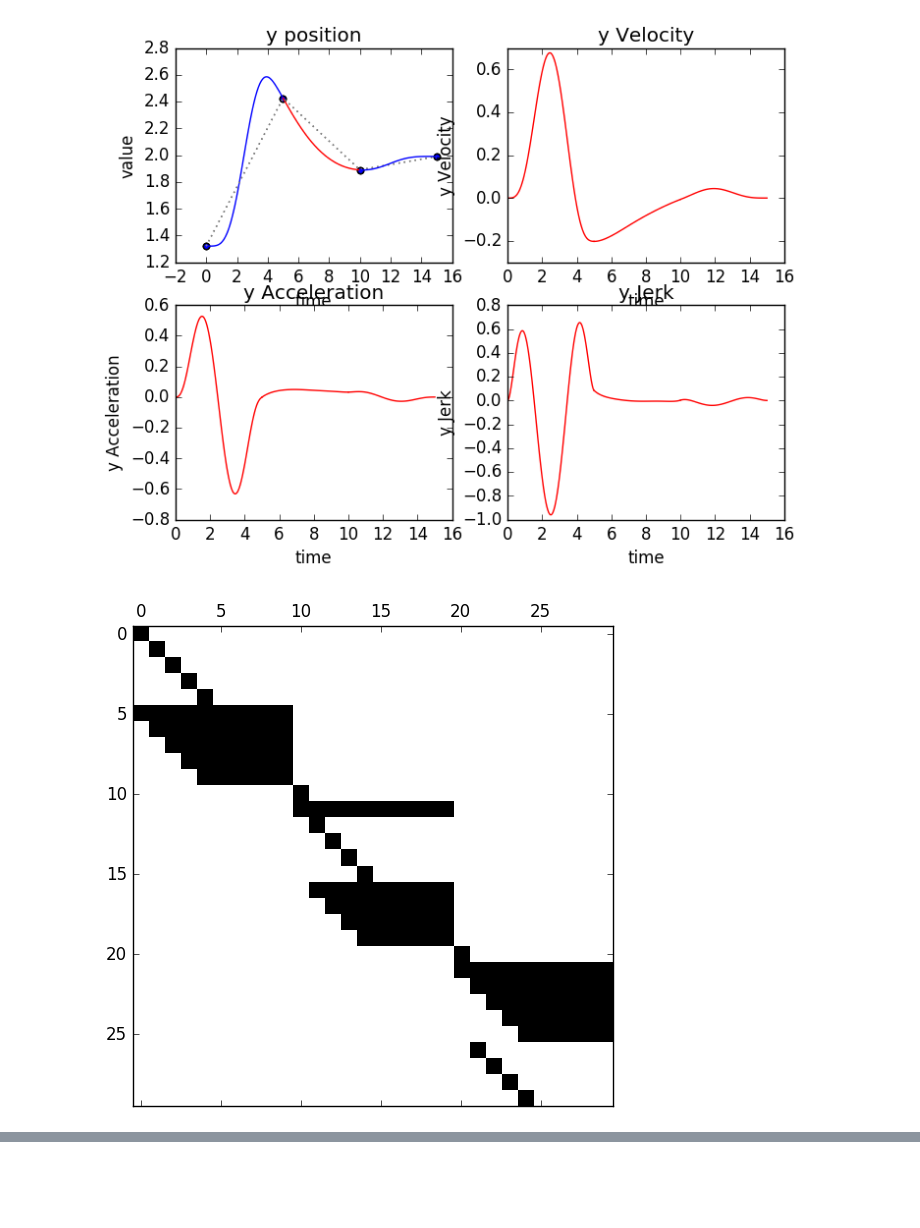
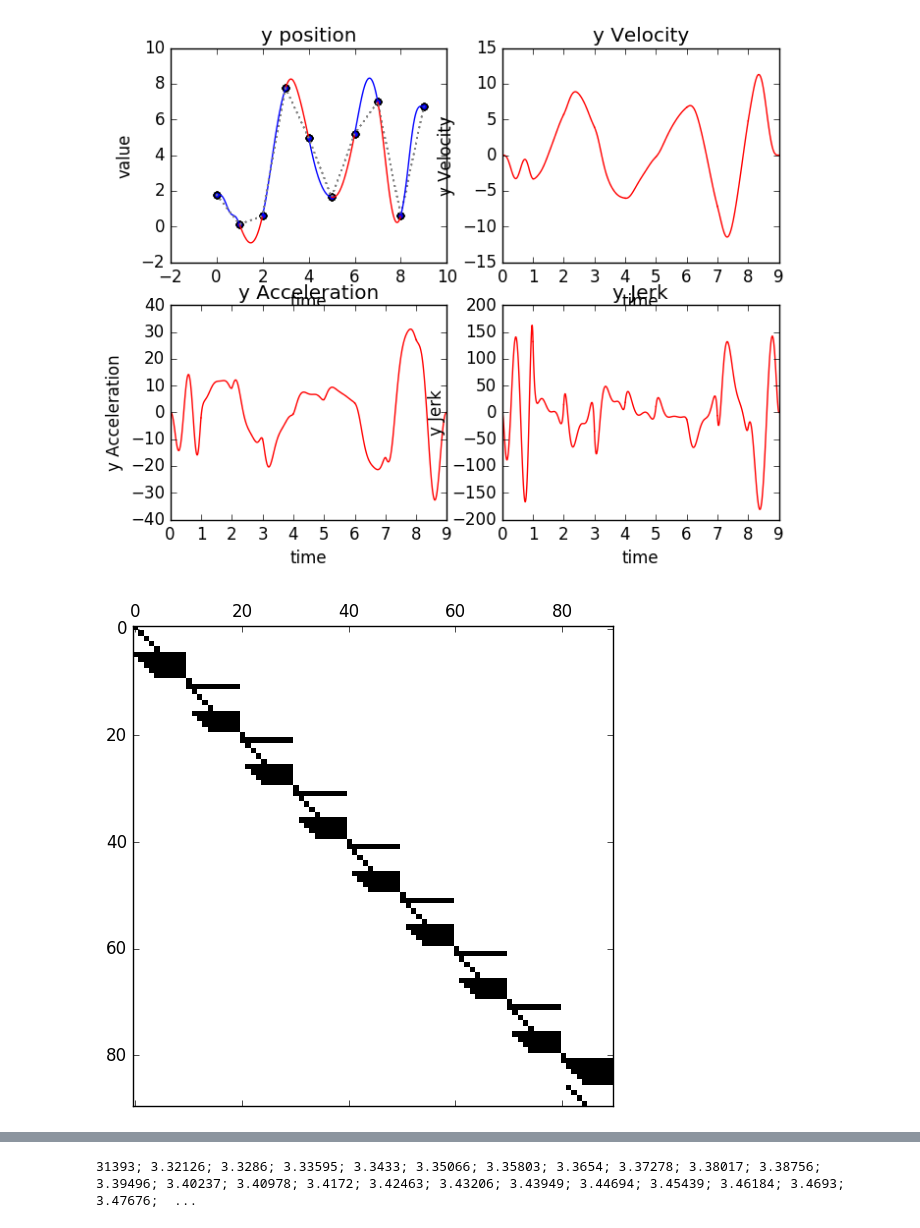
Before and after one commit to stefantj/polynomial-path-smoothing, a Jupyter notebook: Multi-segment.ipynb, the cells around one changed output, grey strips where cells are left out. Saved outputs shown, nothing was run; the diff lists cells and outputs as text; code cells hidden in the pictures; blank space fills up the shorter version.

```diff
--- a/Multi-segment.ipynb
+++ b/Multi-segment.ipynb
@@ -4,7 +4,7 @@ workspace();
 include("poly_helper.jl")
 #include("VerificationFunction.jl")
 
-num_points=4
+num_points=10
 cont_order = 5;
 prob = random_poly_prob(num_points,cont_order);
 params = PolyParams(cont_order);
@@ -12,7 +12,8 @@ sol = poly_smoothing(prob, params)
 plot_poly(sol,1);
 plot_poly_dim(sol,2,"x")
 plot_poly_dim(sol,3,"y")
+
 #Max Velocity and Acceleration taken from what is used in pikachu launch files
 #Max Jerk guessed
-verifyActuateablePath(sol, 2.0, 0.65, 10.0, 100000000000000.0);
+verifyActuateablePath(sol, 2.0, 0.65, 2.0, 100000000000000.0);
 # %% [output]
@@ -23,2 +44,2 @@ WARNING: Method definition (::Type{Main.PolyProblem})(Array{Float64, 1}, Array{
-[figure, old version]
+[figure, new version]
-[figure, old version]
+[figure, new version]
@@ -45,0 +48 @@ WARNING: Method definition verifyActuateablePath(Main.PolySol, Float64, Float64,
+31393; 3.32126; 3.3286; 3.33595; 3.3433; 3.35066; 3.35803; 3.3654; 3.37278; 3.38017; 3.38756; 3.39496; 3.40237; 3.40978; 3.4172; 3.42463; 3.43206; 3.43949; 3.44694; 3.45439; 3.46184; 3.4693; 3.47676;  ...
```
Also changed, not shown: parts of 1 cell of this notebook, 2 other files.
